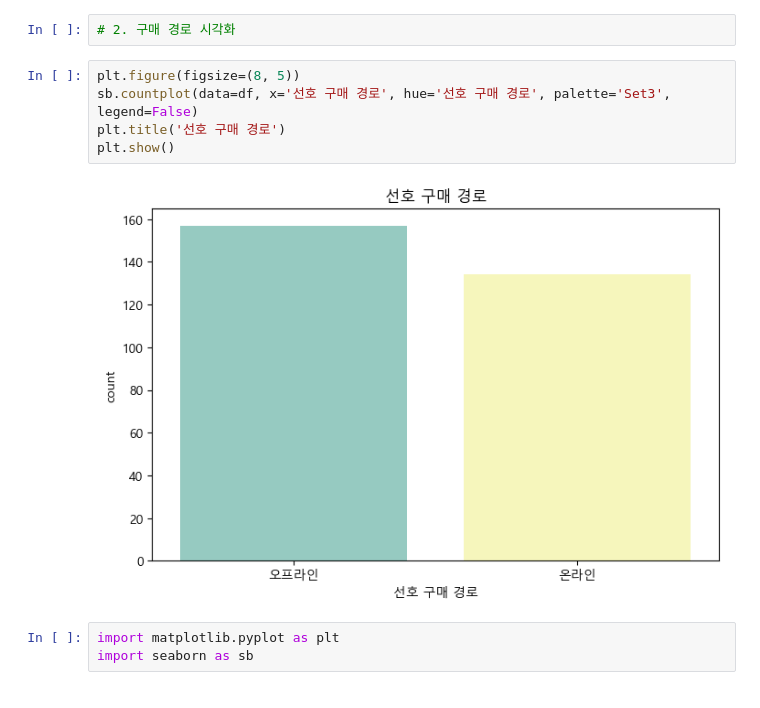
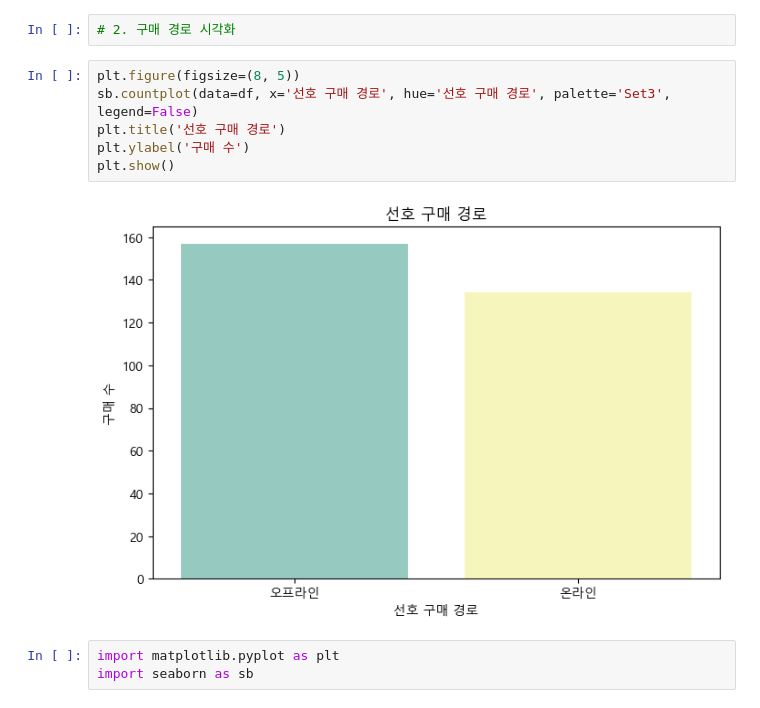
Before and after one commit to codekookiz/mini-project-1, a Jupyter notebook: data_analysis/Transaction_Purchase_Analysis.ipynb, the cells around one changed output. Cells and saved outputs as stored; diff of their text form.

```diff
--- a/data_analysis/Transaction_Purchase_Analysis.ipynb
+++ b/data_analysis/Transaction_Purchase_Analysis.ipynb
@@ -119,10 +120,11 @@ plt.show()
 # %%
 plt.figure(figsize=(8, 5))
 sb.countplot(data=df, x='선호 구매 경로', hue='선호 구매 경로', palette='Set3', legend=False)
 plt.title('선호 구매 경로')
+plt.ylabel('구매 수')
 plt.show()
 # %% [output]
-[figure, old version]
+[figure, new version]
 # %%
 import matplotlib.pyplot as plt
 import seaborn as sb
```
Also changed, not shown: parts of 2 cells of this notebook.
